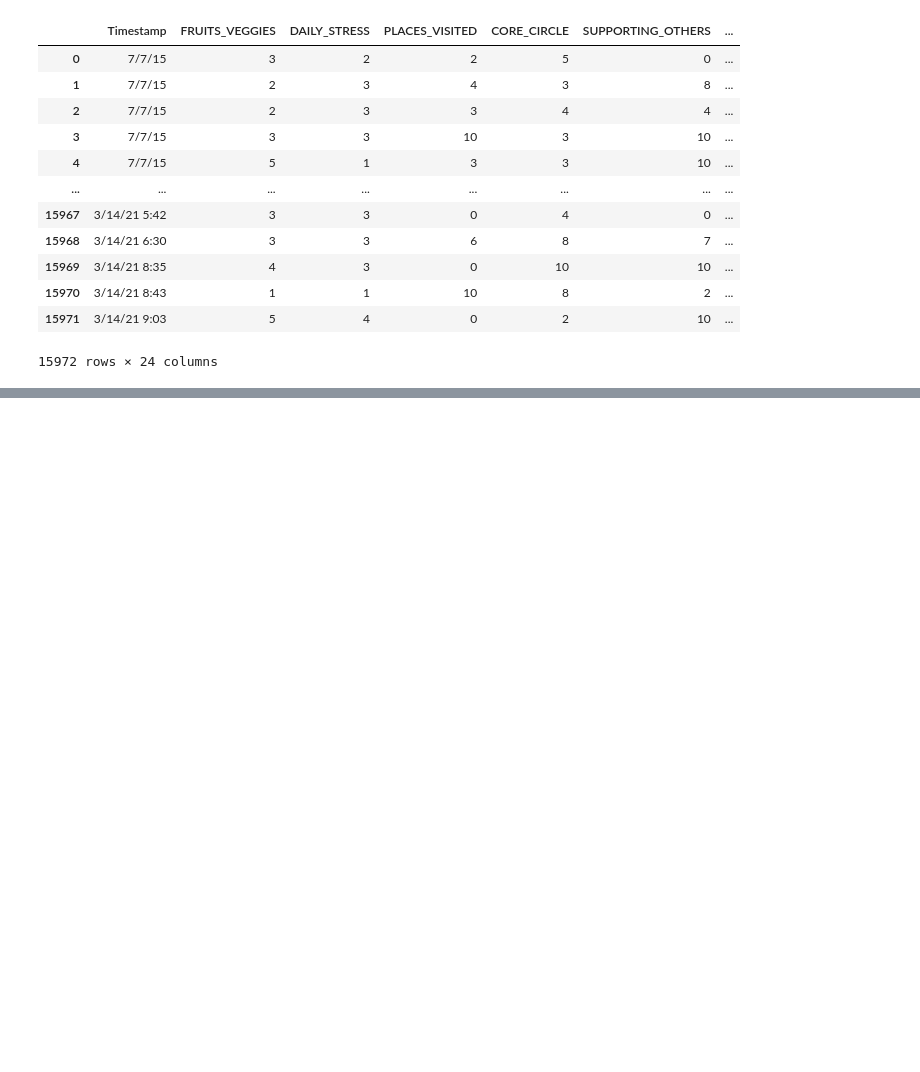
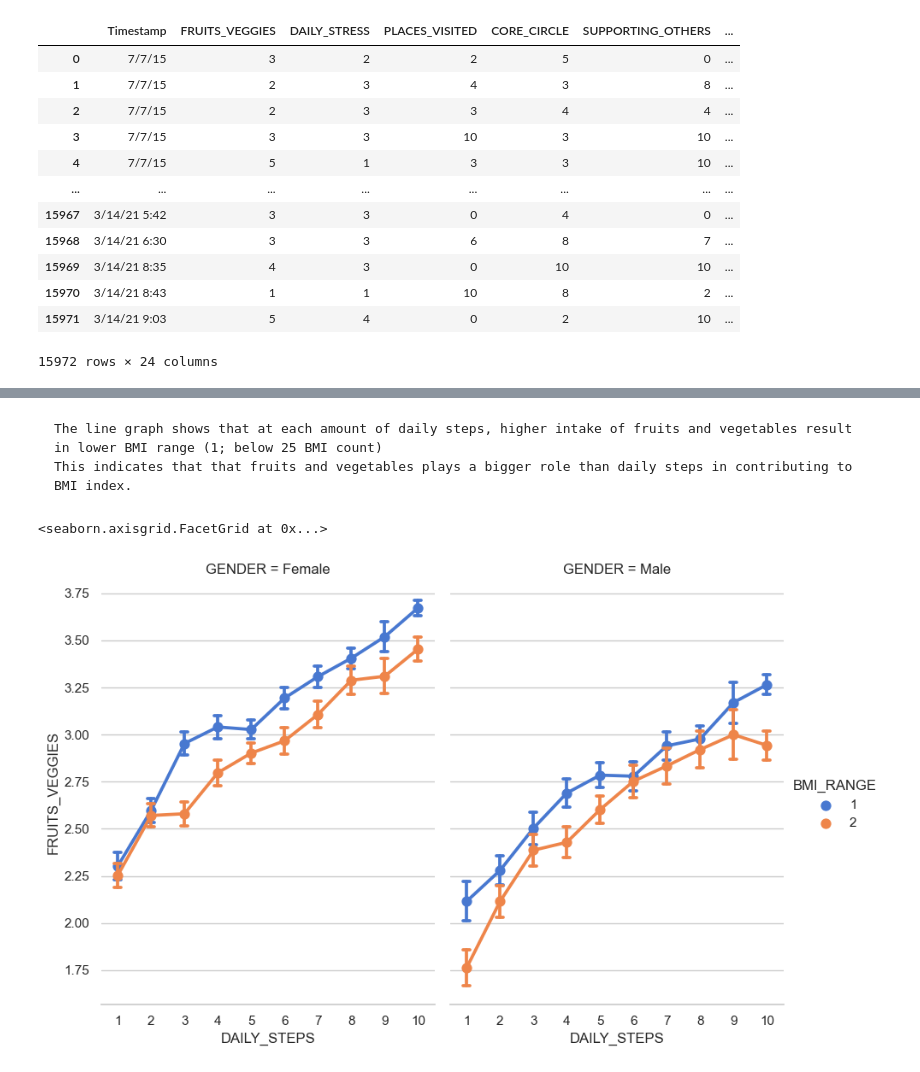
Before and after one commit to ubco-W2022T2-data301/project-group-group06, a Jupyter notebook: analysis/analysis3.ipynb, the cells around one changed output, grey strips where cells are left out. Cells and saved outputs as stored; diff of their text form; code cells hidden in the pictures; blank space fills up the shorter version.

````diff
--- a/analysis/analysis3.ipynb
+++ b/analysis/analysis3.ipynb
@@ -36,0 +124,16 @@ df
+# %% [markdown]
+```
+The line graph shows that at each amount of daily steps, higher intake of fruits and vegetables result in lower BMI range (1; below 25 BMI count)
+This indicates that that fruits and vegetables plays a bigger role than daily steps in contributing to BMI index.
+```
+# %%
+g = sns.catplot(
+    data=dfa, x="DAILY_STEPS", y="FRUITS_VEGGIES",
+    hue="BMI_RANGE", palette="muted", col="GENDER",
+    capsize=.2, errorbar="se",
+    kind="point", height=6, aspect=.75,
+)
+g.despine(left=True)
+# %% [output]
+<seaborn.axisgrid.FacetGrid at 0x...>
+[figure, added]
````
Also changed, not shown: parts of 16 cells of this notebook.
